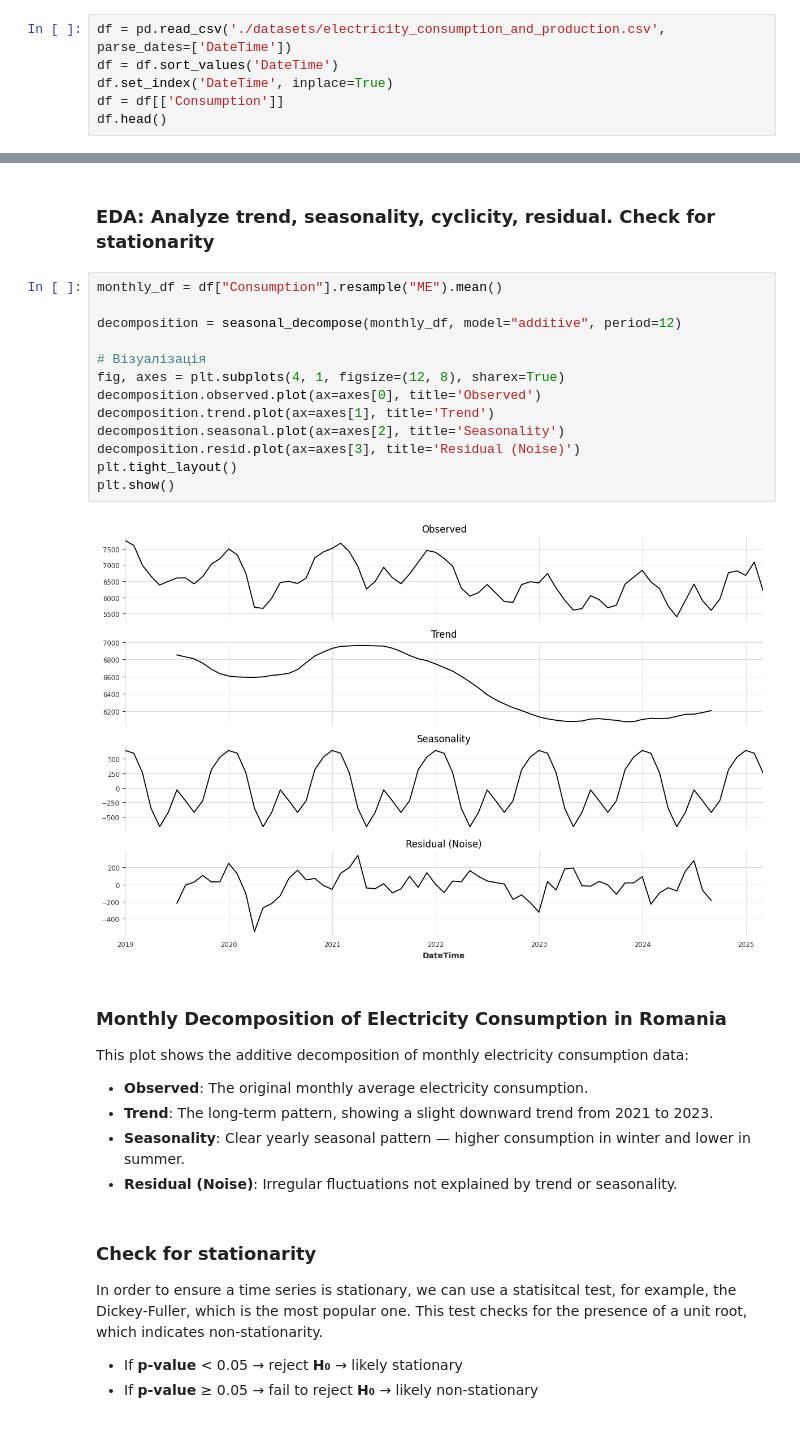
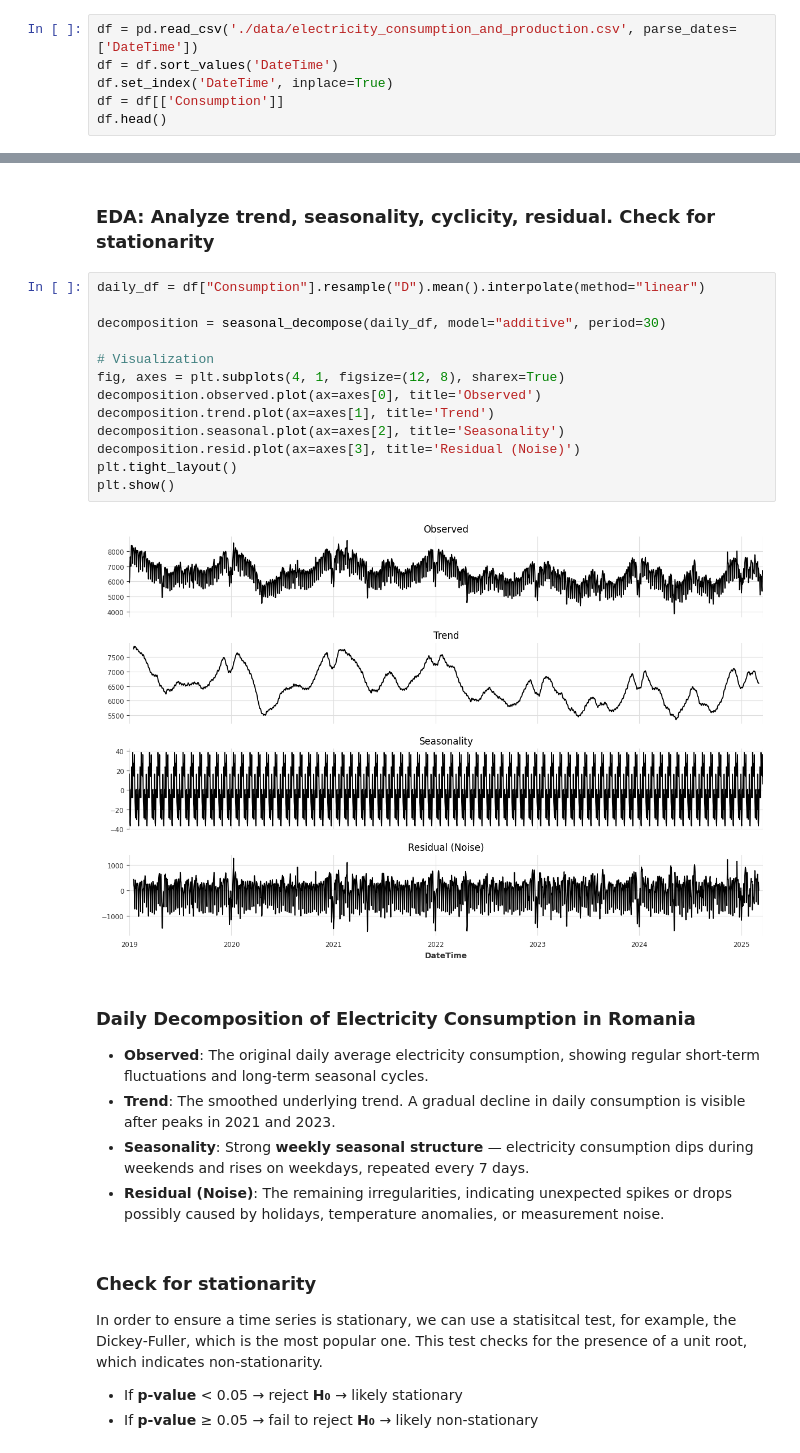
Before and after one commit to LogicCrafter99/completed_tasks, a Jupyter notebook: lecture 23/L23.time_series_forecasting.ipynb, the cells around one changed output, grey strips where cells are left out. Cells and saved outputs as stored; diff of their text form.

Commit message:
Update L23.time_series_forecasting solution

```diff
--- a/lecture 23/L23.time_series_forecasting.ipynb
+++ b/lecture 23/L23.time_series_forecasting.ipynb
@@ -32,7 +34,7 @@ Each record includes the following fields:
 # %% [markdown]
 ## Loading the dataset
 # %%
-df = pd.read_csv('./datasets/electricity_consumption_and_production.csv', parse_dates=['DateTime'])
+df = pd.read_csv('./data/electricity_consumption_and_production.csv', parse_dates=['DateTime'])
 df = df.sort_values('DateTime')
 df.set_index('DateTime', inplace=True)
 df = df[['Consumption']]
@@ -53,29 +59,27 @@ dtype: int64
 # %% [markdown]
 ### EDA: Analyze trend, seasonality, cyclicity, residual. Check for stationarity
 # %%
-monthly_df = df["Consumption"].resample("ME").mean()
+daily_df = df["Consumption"].resample("D").mean().interpolate(method="linear")
 
-decomposition = seasonal_decompose(monthly_df, model="additive", period=12)
+decomposition = seasonal_decompose(daily_df, model="additive", period=30)
 
-# Візуалізація
+# Visualization
 fig, axes = plt.subplots(4, 1, figsize=(12, 8), sharex=True)
 decomposition.observed.plot(ax=axes[0], title='Observed')
 decomposition.trend.plot(ax=axes[1], title='Trend')
 decomposition.seasonal.plot(ax=axes[2], title='Seasonality')
 decomposition.resid.plot(ax=axes[3], title='Residual (Noise)')
 plt.tight_layout()
 plt.show()
 # %% [output]
-[figure, old version]
+[figure, new version]
 # %% [markdown]
-### Monthly Decomposition of Electricity Consumption in Romania
+###  **Daily Decomposition of Electricity Consumption in Romania**
 
-This plot shows the additive decomposition of monthly electricity consumption data:
-
-* **Observed**: The original monthly average electricity consumption.
-* **Trend**: The long-term pattern, showing a slight downward trend from 2021 to 2023.
-* **Seasonality**: Clear yearly seasonal pattern — higher consumption in winter and lower in summer.
-* **Residual (Noise)**: Irregular fluctuations not explained by trend or seasonality.
+* **Observed**: The original daily average electricity consumption, showing regular short-term fluctuations and long-term seasonal cycles.
+* **Trend**: The smoothed underlying trend. A gradual decline in daily consumption is visible after peaks in 2021 and 2023.
+* **Seasonality**: Strong **weekly seasonal structure** — electricity consumption dips during weekends and rises on weekdays, repeated every 7 days.
+* **Residual (Noise)**: The remaining irregularities, indicating unexpected spikes or drops possibly caused by holidays, temperature anomalies, or measurement noise.
 # %% [markdown]
 ### __Check for stationarity__
 In order to ensure a time series is stationary, we can use a statisitcal test, for example, the Dickey-Fuller, which is the most popular one. This test checks for the presence of a unit root, which indicates non-stationarity.
```
Also changed, not shown: parts of 25 cells of this notebook.
